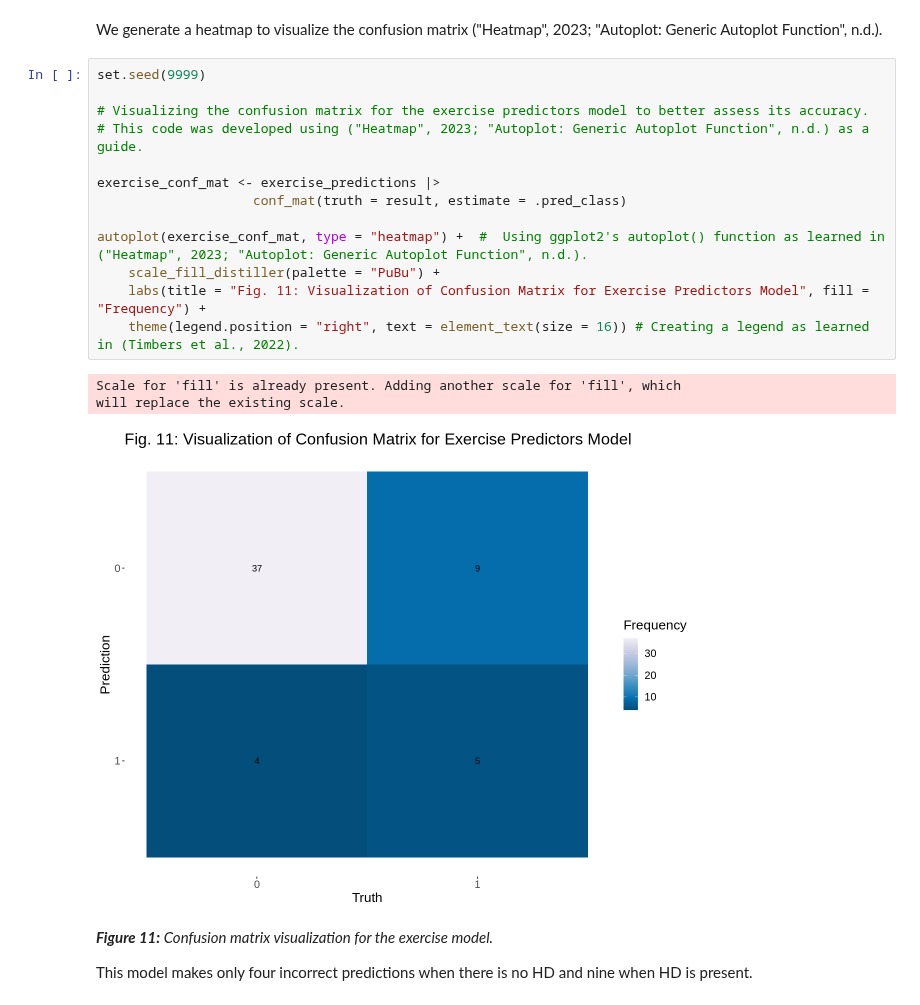
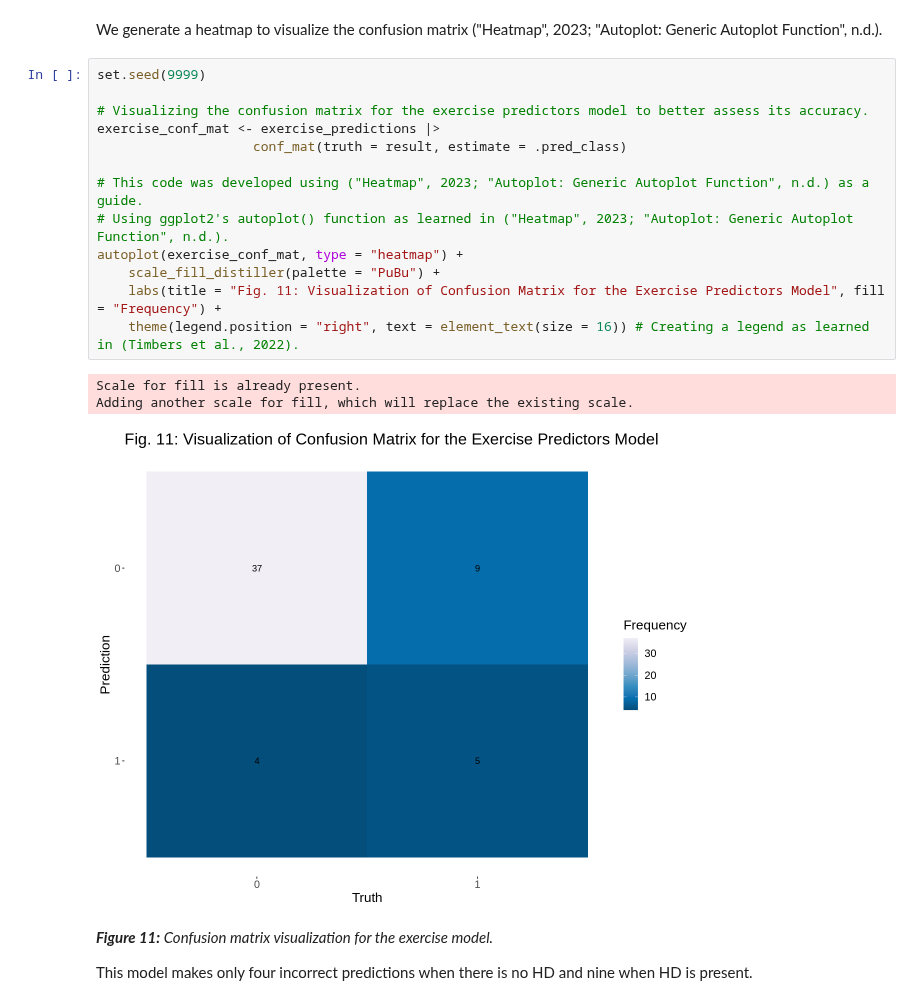
Before and after one commit to chenjerry623/DSCI100-Group17-Project, a Jupyter notebook: Group-17-Project.ipynb, the cells around one changed output. Saved outputs shown, nothing was run; the diff lists cells and outputs as text.

```diff
--- a/Group-17-Project.ipynb
+++ b/Group-17-Project.ipynb
@@ -580,20 +580,20 @@ We generate a heatmap to visualize the confusion matrix ("Heatmap", 2023; "Autop
 # %%
 set.seed(9999)
 
 # Visualizing the confusion matrix for the exercise predictors model to better assess its accuracy.
-# This code was developed using ("Heatmap", 2023; "Autoplot: Generic Autoplot Function", n.d.) as a guide.
-
 exercise_conf_mat <- exercise_predictions |>
                     conf_mat(truth = result, estimate = .pred_class)
 
-autoplot(exercise_conf_mat, type = "heatmap") +  #  Using ggplot2's autoplot() function as learned in ("Heatmap", 2023; "Autoplot: Generic Autoplot Function", n.d.).
+# This code was developed using ("Heatmap", 2023; "Autoplot: Generic Autoplot Function", n.d.) as a guide.
+# Using ggplot2's autoplot() function as learned in ("Heatmap", 2023; "Autoplot: Generic Autoplot Function", n.d.).
+autoplot(exercise_conf_mat, type = "heatmap") +
     scale_fill_distiller(palette = "PuBu") +
-    labs(title = "Fig. 11: Visualization of Confusion Matrix for Exercise Predictors Model", fill = "Frequency") +
+    labs(title = "Fig. 11: Visualization of Confusion Matrix for the Exercise Predictors Model", fill = "Frequency") +
     theme(legend.position = "right", text = element_text(size = 16)) # Creating a legend as learned in (Timbers et al., 2022).
 # %% [output]
-Scale for 'fill' is already present. Adding another scale for 'fill', which
-will replace the existing scale.
+Scale for fill is already present.
+Adding another scale for fill, which will replace the existing scale.
-[figure, old version]
+[figure, new version]
 # %% [markdown]
 <i><b>Figure 11:</b> Confusion matrix visualization for the exercise model.</i>
 
```
Also changed, not shown: parts of 14 cells of this notebook.
